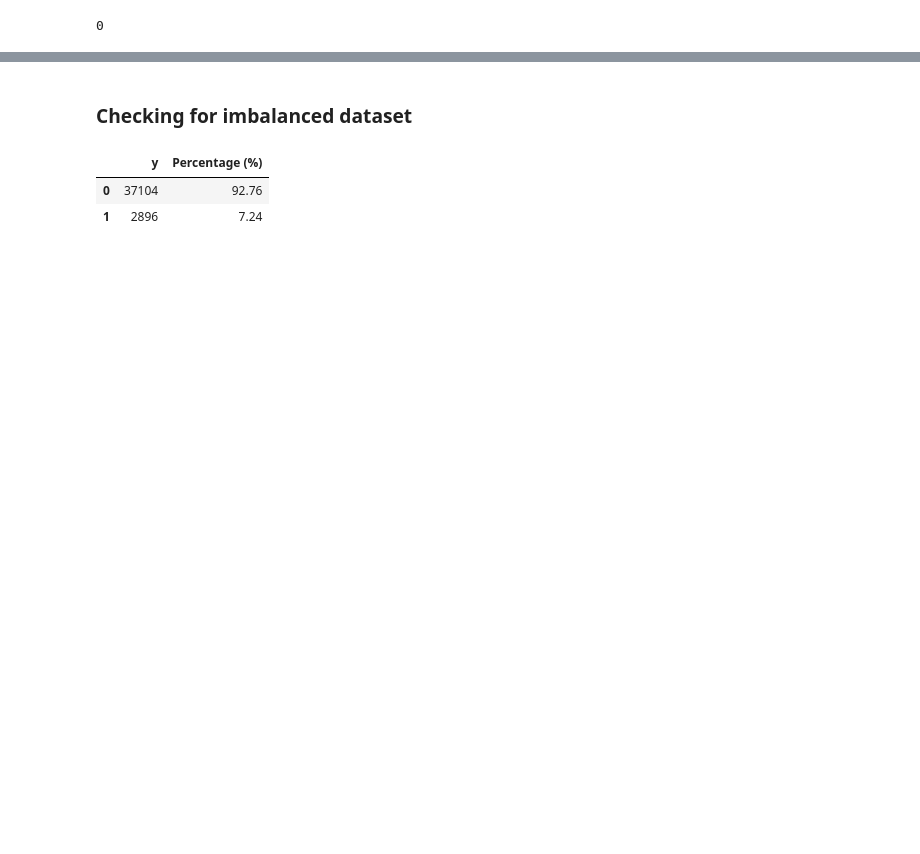
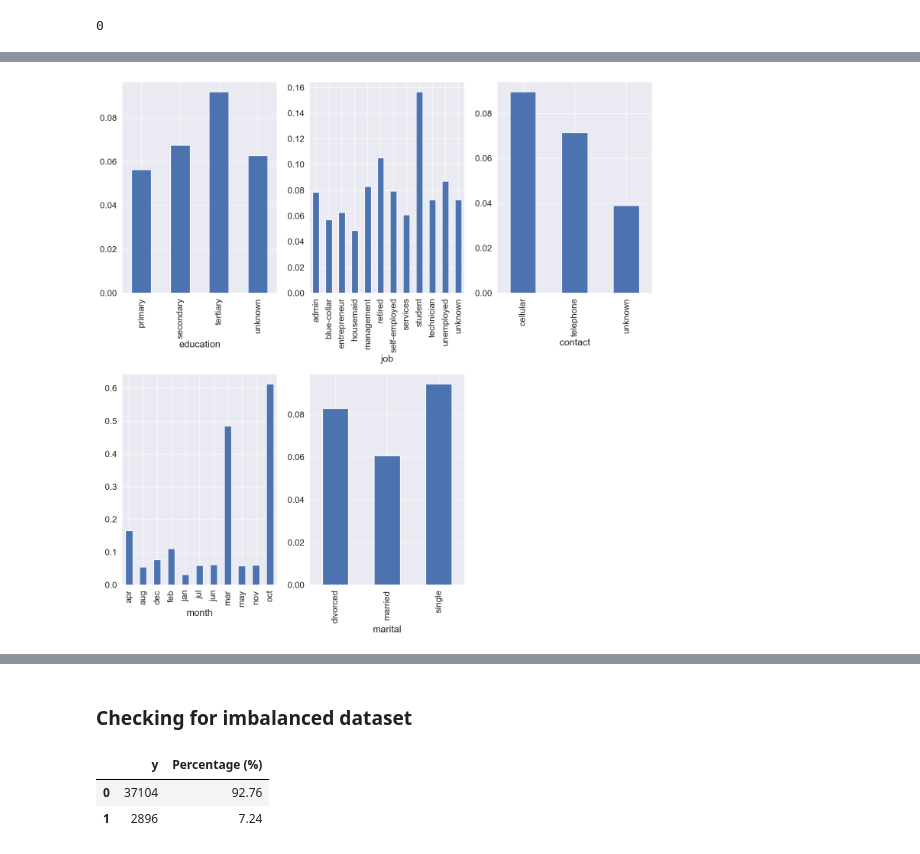
Before and after one commit to NNtorvas/TermDepositMarketing, a Jupyter notebook: term_deposit_marketing_notebook.ipynb, the cells around one changed output, grey strips where cells are left out. Cells and saved outputs as stored; diff of their text form; code cells hidden in the pictures; blank space fills up the shorter version.

```diff
--- a/term_deposit_marketing_notebook.ipynb
+++ b/term_deposit_marketing_notebook.ipynb
@@ -349,0 +317,13 @@ plt.show()
+# %%
+# Barplots of categorical features based on the corresponding mean value of the target variable
+colsejcmm = ['education','job','contact','month','marital']
+plt.figure(figsize=(15,15))
+i = 1
+for col in colsejcmm:
+  ax = plt.subplot(2,3,i)
+  data.groupby([col])['y'].mean().plot.bar()
+  i+=1
+plt.tight_layout()
+plt.show()
+# %% [output]
+[figure, added]
```
Also changed, not shown: parts of 58 cells of this notebook, 1 other file.
